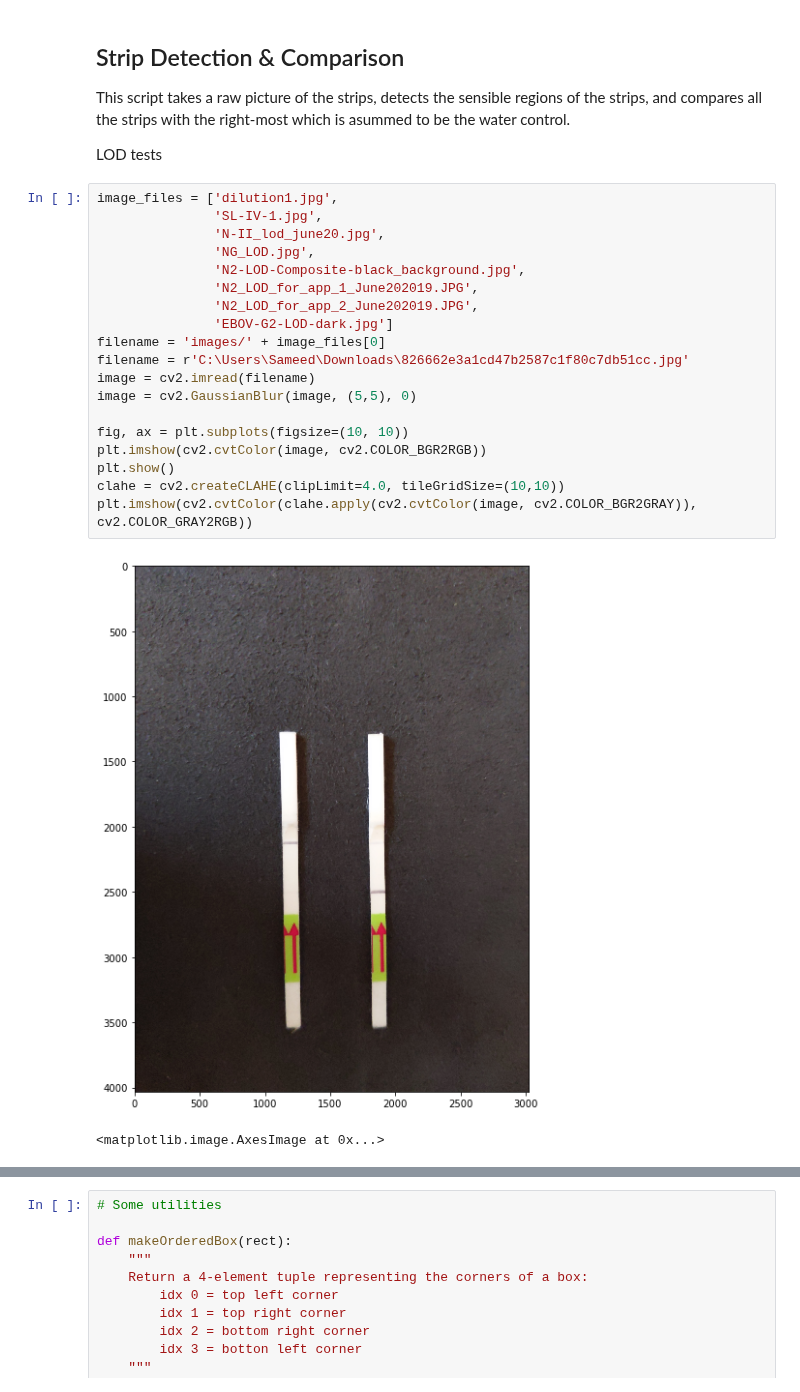
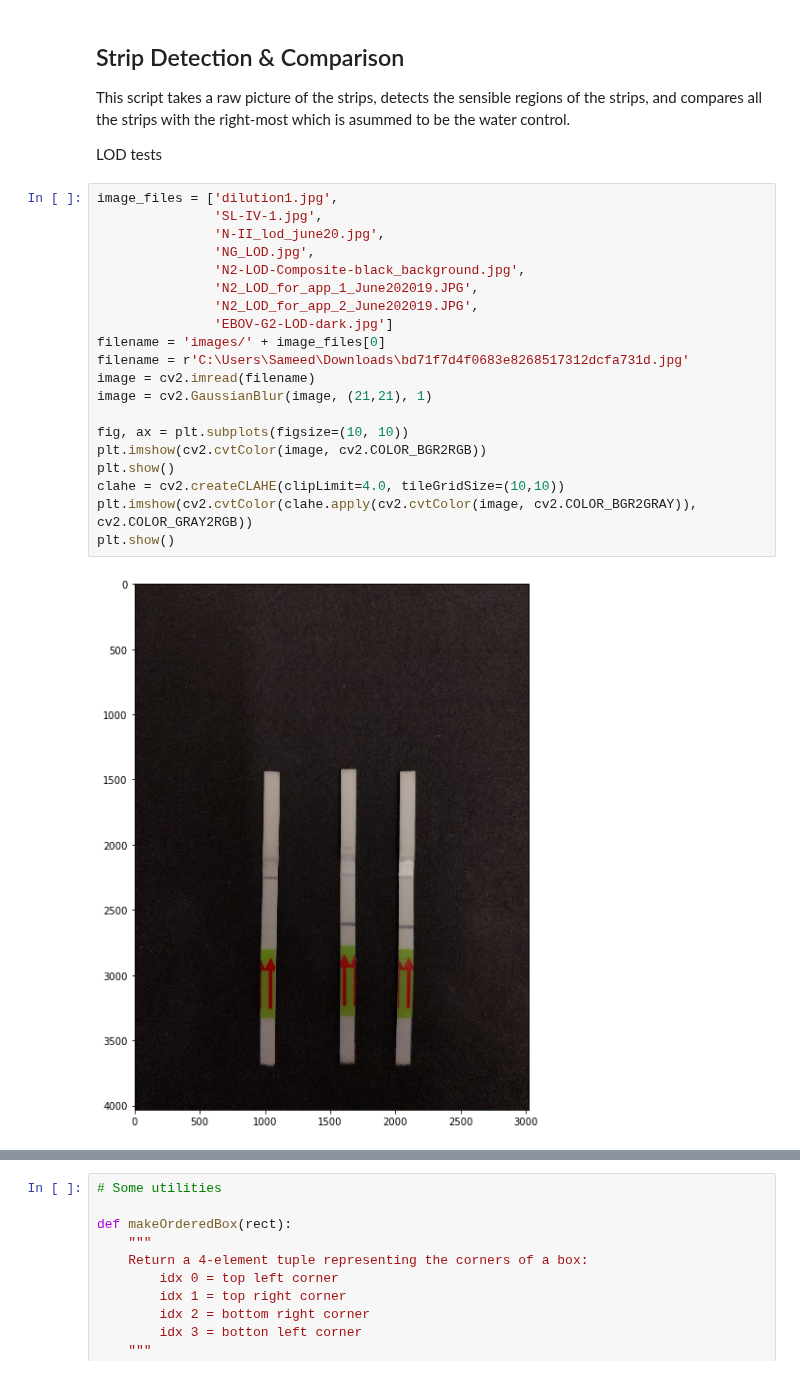
Before and after one commit to broadinstitute/HandLens-1.0.0, a Jupyter notebook: notebooks/Strip Detection and Analysis.ipynb, the cells around one changed output, grey strips where cells are left out. Saved outputs shown, nothing was run; the diff lists cells and outputs as text.

```diff
--- a/notebooks/Strip Detection and Analysis.ipynb
+++ b/notebooks/Strip Detection and Analysis.ipynb
@@ -15,22 +15,22 @@ LOD tests
 # %%
 image_files = ['dilution1.jpg',
                'SL-IV-1.jpg',
                'N-II_lod_june20.jpg',
                'NG_LOD.jpg',
                'N2-LOD-Composite-black_background.jpg',
                'N2_LOD_for_app_1_June202019.JPG',
                'N2_LOD_for_app_2_June202019.JPG',
                'EBOV-G2-LOD-dark.jpg']
 filename = 'images/' + image_files[0]
-filename = r'C:\Users\Sameed\Downloads\826662e3a1cd47b2587c1f80c7db51cc.jpg'
+filename = r'C:\Users\Sameed\Downloads\bd71f7d4f0683e8268517312dcfa731d.jpg'
 image = cv2.imread(filename)
-image = cv2.GaussianBlur(image, (5,5), 0)
+image = cv2.GaussianBlur(image, (21,21), 1)
 
 fig, ax = plt.subplots(figsize=(10, 10))
 plt.imshow(cv2.cvtColor(image, cv2.COLOR_BGR2RGB))
 plt.show()
 clahe = cv2.createCLAHE(clipLimit=4.0, tileGridSize=(10,10))
 plt.imshow(cv2.cvtColor(clahe.apply(cv2.cvtColor(image, cv2.COLOR_BGR2GRAY)), cv2.COLOR_GRAY2RGB))
+plt.show()
 # %% [output]
-[figure, old version]
+[figure, new version]
-<matplotlib.image.AxesImage at 0x...>
```
Also changed, not shown: parts of 15 cells of this notebook, 1 other file.
